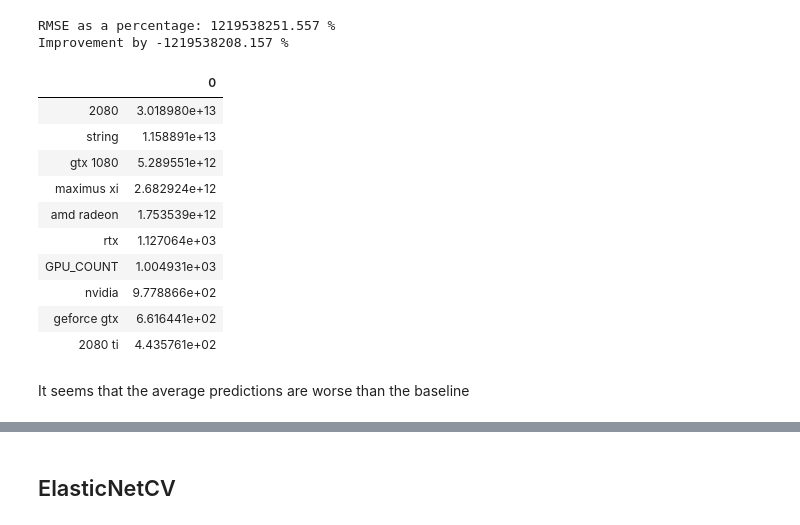
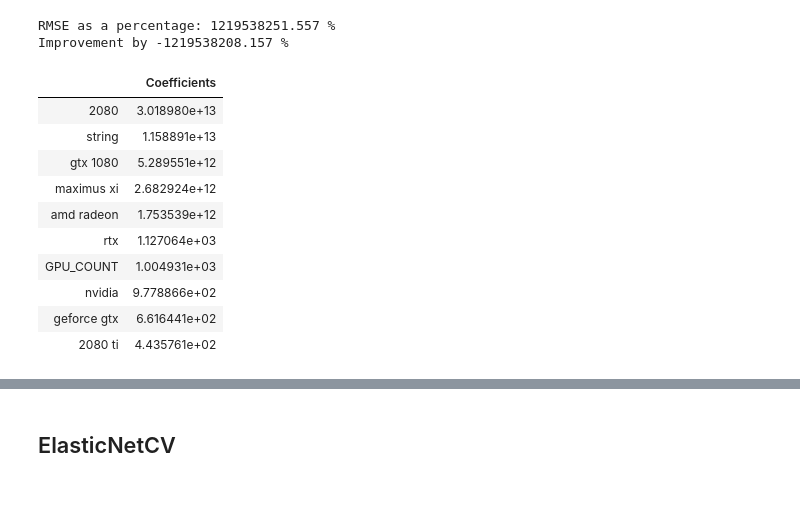
Before and after one commit to Huski-Git/3DMark-Score, a Jupyter notebook: 3D Mark Score Capstone Project.ipynb, the cells around one changed output, grey strips where cells are left out. Drawn from its saved outputs; the diff is of its cells as text; code cells hidden in the pictures; blank space fills up the shorter version.

```diff
--- a/3D Mark Score Capstone Project.ipynb
+++ b/3D Mark Score Capstone Project.ipynb
@@ -668,10 +667,10 @@ RMSE as a percentage: 1219538251.557 %
 Improvement by -1219538208.157 %
 # %%
 #Top 10 Attributes to high overall score
-linear_df=pd.DataFrame(linear.coef_,index=X.columns)
-linear_df.sort_values(by=0,ascending=False)[:10]
+linear_coef=pd.DataFrame(linear.coef_,index=X.columns,columns=['Coefficients']).sort_values(by='Coefficients',ascending=False)[:10]
+linear_coef
 # %% [output]
-|  | 0 |
+|  | Coefficients |
 | 2080 | 3.018980e+13 |
 | string | 1.158891e+13 |
 | gtx 1080 | 5.289551e+12 |
@@ -682,5 +681,3 @@ linear_df.sort_values(by=0,ascending=False)[:10]
 | nvidia | 9.778866e+02 |
 | geforce gtx | 6.616441e+02 |
 | 2080 ti | 4.435761e+02 |
-# %% [markdown]
-It seems that the average predictions are worse than the baseline
```
Also changed, not shown: parts of 65 cells of this notebook, 3 other files.
